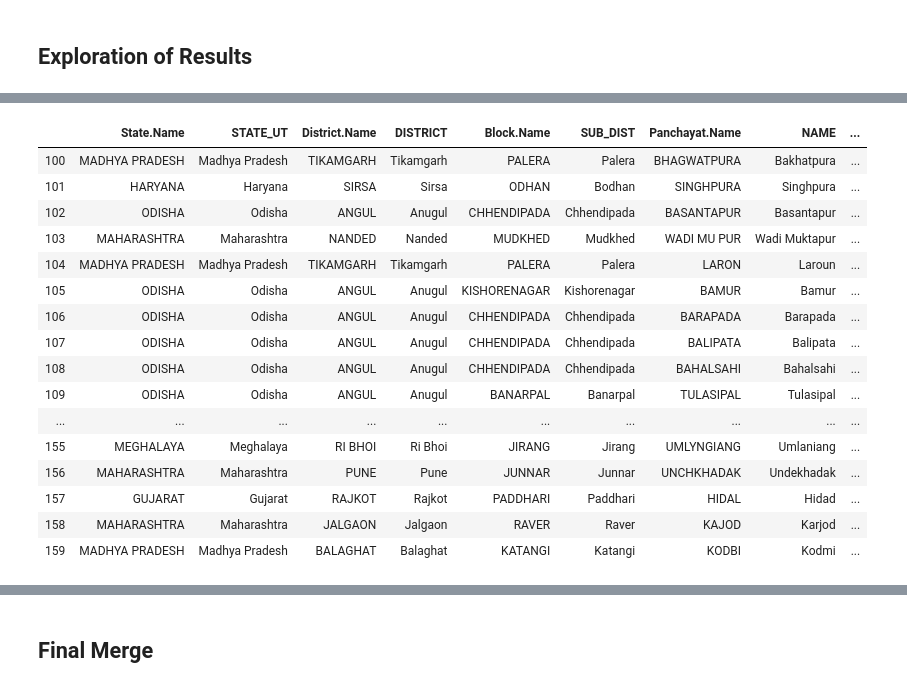
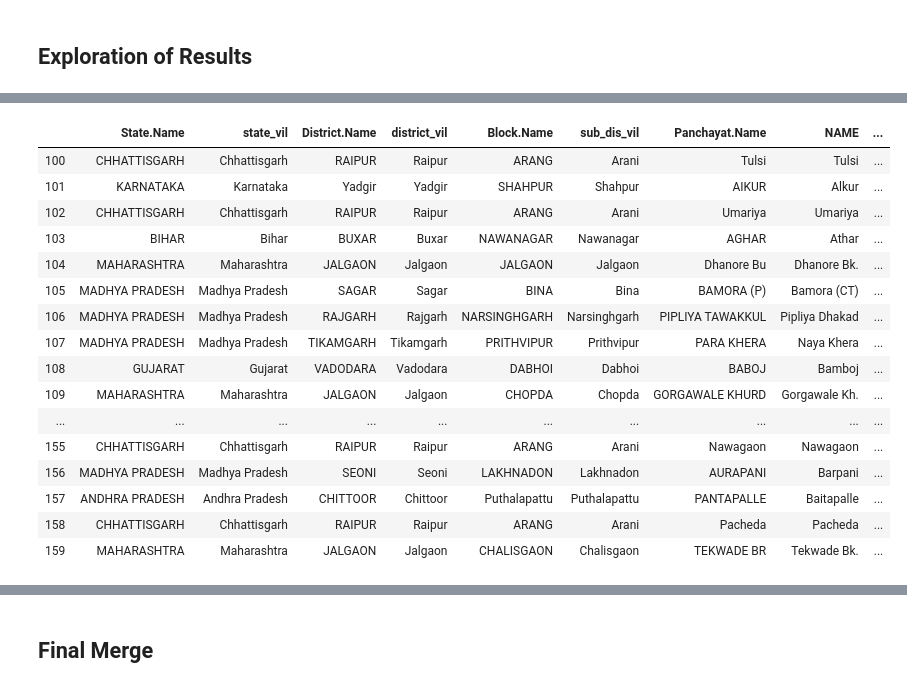
Before and after one commit to asimoesgomes/nrega-villages, a Jupyter notebook: nrega_all_villages.ipynb, the cells around one changed output, grey strips where cells are left out. Drawn from its saved outputs; the diff is of its cells as text; code cells hidden in the pictures.

Commit message:
Including block

```diff
--- a/nrega_all_villages.ipynb
+++ b/nrega_all_villages.ipynb
@@ -426,23 +444,23 @@ for unit, dist in [('State.Name','state_dist'),('District.Name','district_dist')
 # %%
-nrega_eval = nrega.sort_values('total_rel_dist',ascending=False)[['State.Name','STATE_UT','District.Name','DISTRICT','Block.Name','SUB_DIST','Panchayat.Name','NAME','total_rel_dist','total_dist']].drop_duplicates().copy()
+# nrega_eval = nrega.sort_values('total_rel_dist',ascending=False)[['State.Name','state_vil','District.Name','district_vil','Block.Name','sub_dis_vil','Panchayat.Name','NAME','total_rel_dist','total_dist']].drop_duplicates().copy()
 # nrega_eval.reset_index(drop=True).iloc[5500:,:].head(60)
 nrega_eval[nrega_eval.total_rel_dist<=0.20].reset_index(drop=True).iloc[100:,:].head(60)
 # After 0.20 the majority of matches seem to be correct
 # %% [output]
-|  | State.Name | STATE_UT | District.Name | DISTRICT | Block.Name | SUB_DIST | Panchayat.Name | NAME | ... |
-| 100 | MADHYA PRADESH | Madhya Pradesh | TIKAMGARH | Tikamgarh | PALERA | Palera | BHAGWATPURA | Bakhatpura | ... |
-| 101 | HARYANA | Haryana | SIRSA | Sirsa | ODHAN | Bodhan | SINGHPURA | Singhpura | ... |
-| 102 | ODISHA | Odisha | ANGUL | Anugul | CHHENDIPADA | Chhendipada | BASANTAPUR | Basantapur | ... |
-| 103 | MAHARASHTRA | Maharashtra | NANDED | Nanded | MUDKHED | Mudkhed | WADI MU PUR | Wadi Muktapur | ... |
-| 104 | MADHYA PRADESH | Madhya Pradesh | TIKAMGARH | Tikamgarh | PALERA | Palera | LARON | Laroun | ... |
-| 105 | ODISHA | Odisha | ANGUL | Anugul | KISHORENAGAR | Kishorenagar | BAMUR | Bamur | ... |
-| 106 | ODISHA | Odisha | ANGUL | Anugul | CHHENDIPADA | Chhendipada | BARAPADA | Barapada | ... |
-| 107 | ODISHA | Odisha | ANGUL | Anugul | CHHENDIPADA | Chhendipada | BALIPATA | Balipata | ... |
-| 108 | ODISHA | Odisha | ANGUL | Anugul | CHHENDIPADA | Chhendipada | BAHALSAHI | Bahalsahi | ... |
-| 109 | ODISHA | Odisha | ANGUL | Anugul | BANARPAL | Banarpal | TULASIPAL | Tulasipal | ... |
+|  | State.Name | state_vil | District.Name | district_vil | Block.Name | sub_dis_vil | Panchayat.Name | NAME | ... |
+| 100 | CHHATTISGARH | Chhattisgarh | RAIPUR | Raipur | ARANG | Arani | Tulsi | Tulsi | ... |
+| 101 | KARNATAKA | Karnataka | Yadgir | Yadgir | SHAHPUR | Shahpur | AIKUR | Alkur | ... |
+| 102 | CHHATTISGARH | Chhattisgarh | RAIPUR | Raipur | ARANG | Arani | Umariya | Umariya | ... |
+| 103 | BIHAR | Bihar | BUXAR | Buxar | NAWANAGAR | Nawanagar | AGHAR | Athar | ... |
+| 104 | MAHARASHTRA | Maharashtra | JALGAON | Jalgaon | JALGAON | Jalgaon | Dhanore Bu | Dhanore Bk. | ... |
+| 105 | MADHYA PRADESH | Madhya Pradesh | SAGAR | Sagar | BINA | Bina | BAMORA (P) | Bamora (CT) | ... |
+| 106 | MADHYA PRADESH | Madhya Pradesh | RAJGARH | Rajgarh | NARSINGHGARH | Narsinghgarh | PIPLIYA TAWAKKUL | Pipliya Dhakad | ... |
+| 107 | MADHYA PRADESH | Madhya Pradesh | TIKAMGARH | Tikamgarh | PRITHVIPUR | Prithvipur | PARA KHERA | Naya Khera | ... |
+| 108 | GUJARAT | Gujarat | VADODARA | Vadodara | DABHOI | Dabhoi | BABOJ | Bamboj | ... |
+| 109 | MAHARASHTRA | Maharashtra | JALGAON | Jalgaon | CHOPDA | Chopda | GORGAWALE KHURD | Gorgawale Kh. | ... |
 | ... | ... | ... | ... | ... | ... | ... | ... | ... | ... |
-| 155 | MEGHALAYA | Meghalaya | RI BHOI | Ri Bhoi | JIRANG | Jirang | UMLYNGIANG | Umlaniang | ... |
-| 156 | MAHARASHTRA | Maharashtra | PUNE | Pune | JUNNAR | Junnar | UNCHKHADAK | Undekhadak | ... |
-| 157 | GUJARAT | Gujarat | RAJKOT | Rajkot | PADDHARI | Paddhari | HIDAL | Hidad | ... |
-| 158 | MAHARASHTRA | Maharashtra | JALGAON | Jalgaon | RAVER | Raver | KAJOD | Karjod | ... |
-| 159 | MADHYA PRADESH | Madhya Pradesh | BALAGHAT | Balaghat | KATANGI | Katangi | KODBI | Kodmi | ... |
+| 155 | CHHATTISGARH | Chhattisgarh | RAIPUR | Raipur | ARANG | Arani | Nawagaon | Nawagaon | ... |
+| 156 | MADHYA PRADESH | Madhya Pradesh | SEONI | Seoni | LAKHNADON | Lakhnadon | AURAPANI | Barpani | ... |
+| 157 | ANDHRA PRADESH | Andhra Pradesh | CHITTOOR | Chittoor | Puthalapattu | Puthalapattu | PANTAPALLE | Baitapalle | ... |
+| 158 | CHHATTISGARH | Chhattisgarh | RAIPUR | Raipur | ARANG | Arani | Pacheda | Pacheda | ... |
+| 159 | MAHARASHTRA | Maharashtra | JALGAON | Jalgaon | CHALISGAON | Chalisgaon | TEKWADE BR | Tekwade Bk. | ... |
```
Also changed, not shown: parts of 38 cells of this notebook.
